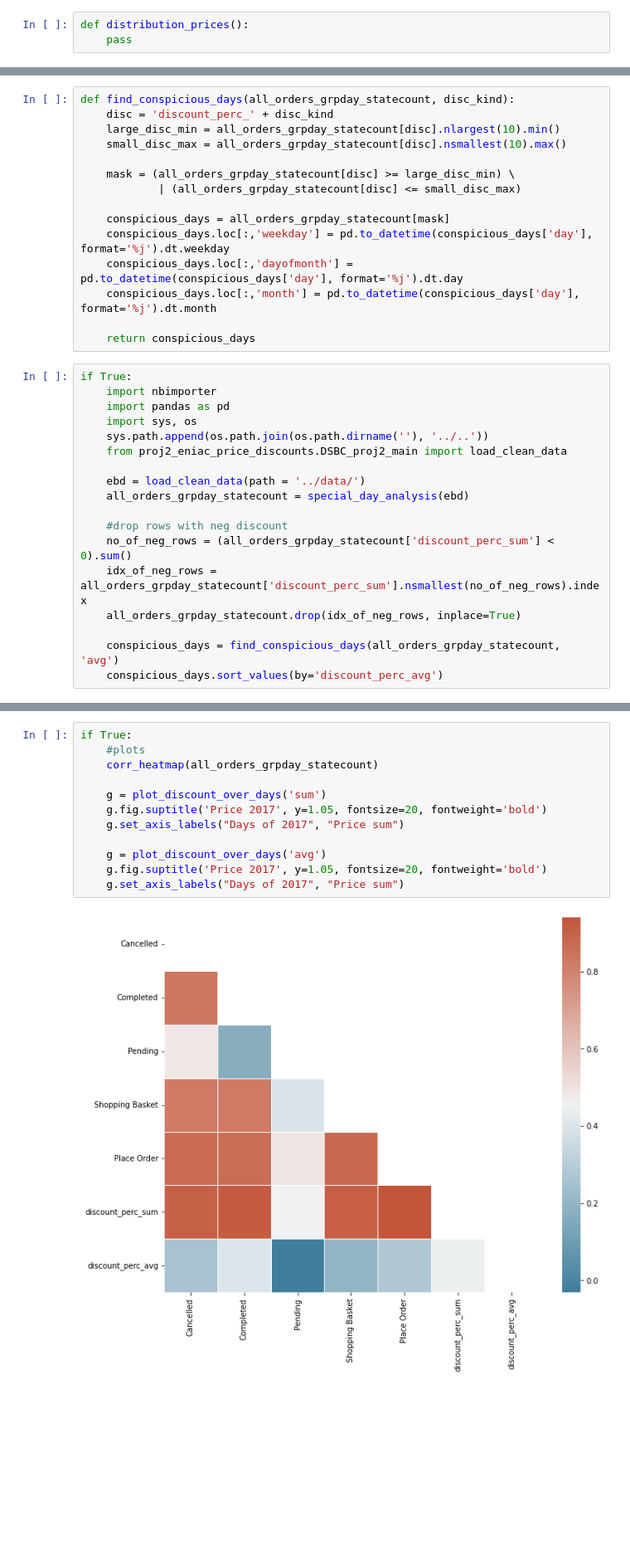
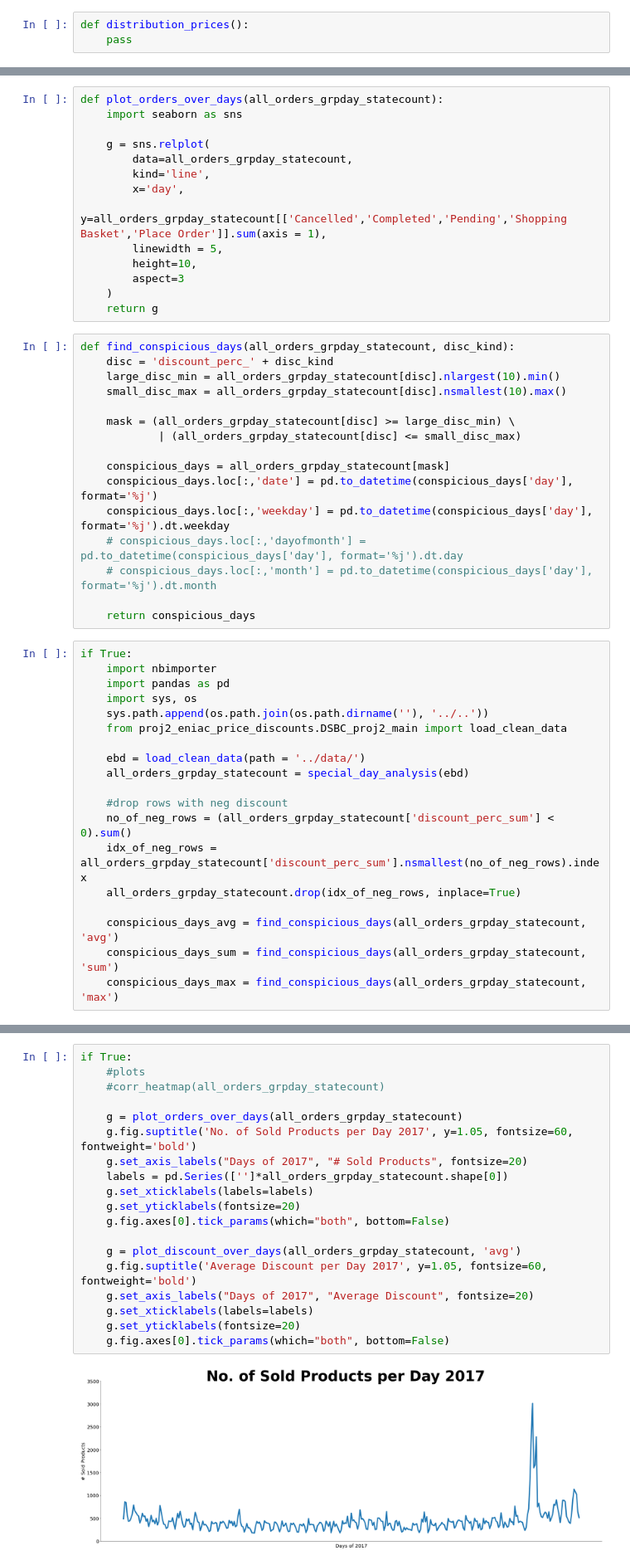
Before and after one commit to circle-ish/DataScienceBC22, a Jupyter notebook: proj2_eniac_price_discounts/src/DSBC_proj2_prices.ipynb, the cells around one changed output, grey strips where cells are left out. Shown: that part at 83% size. Saved outputs shown, nothing was run; the diff lists cells and outputs as text; blank space fills up the shorter version.

```diff
--- a/proj2_eniac_price_discounts/src/DSBC_proj2_prices.ipynb
+++ b/proj2_eniac_price_discounts/src/DSBC_proj2_prices.ipynb
@@ -103,5 +103,19 @@ def plot_discount_over_days(disc_kind):
     )
     return g
+# %%
+def plot_orders_over_days(all_orders_grpday_statecount):
+    import seaborn as sns
+
+    g = sns.relplot(
+        data=all_orders_grpday_statecount,
+        kind='line',
+        x='day',
+        y=all_orders_grpday_statecount[['Cancelled','Completed','Pending','Shopping Basket','Place Order']].sum(axis = 1),
+        linewidth = 5,
+        height=10,
+        aspect=3
+    )
+    return g
 # %%
 def find_conspicious_days(all_orders_grpday_statecount, disc_kind):
     disc = 'discount_perc_' + disc_kind
@@ -112,9 +126,10 @@ def find_conspicious_days(all_orders_grpday_statecount, disc_kind):
             | (all_orders_grpday_statecount[disc] <= small_disc_max)
 
     conspicious_days = all_orders_grpday_statecount[mask]
+    conspicious_days.loc[:,'date'] = pd.to_datetime(conspicious_days['day'], format='%j')
     conspicious_days.loc[:,'weekday'] = pd.to_datetime(conspicious_days['day'], format='%j').dt.weekday
-    conspicious_days.loc[:,'dayofmonth'] = pd.to_datetime(conspicious_days['day'], format='%j').dt.day
-    conspicious_days.loc[:,'month'] = pd.to_datetime(conspicious_days['day'], format='%j').dt.month
+    # conspicious_days.loc[:,'dayofmonth'] = pd.to_datetime(conspicious_days['day'], format='%j').dt.day
+    # conspicious_days.loc[:,'month'] = pd.to_datetime(conspicious_days['day'], format='%j').dt.month
 
     return conspicious_days
 # %%
@@ -133,6 +148,7 @@ if True:
     idx_of_neg_rows = all_orders_grpday_statecount['discount_perc_sum'].nsmallest(no_of_neg_rows).index
     all_orders_grpday_statecount.drop(idx_of_neg_rows, inplace=True)
 
-    conspicious_days = find_conspicious_days(all_orders_grpday_statecount, 'avg')
-    conspicious_days.sort_values(by='discount_perc_avg')
+    conspicious_days_avg = find_conspicious_days(all_orders_grpday_statecount, 'avg')
+    conspicious_days_sum = find_conspicious_days(all_orders_grpday_statecount, 'sum')
+    conspicious_days_max = find_conspicious_days(all_orders_grpday_statecount, 'max')
 # %% [output]
@@ -174,14 +192,21 @@ conspicious_days
 # %%
 if True:
     #plots
-    corr_heatmap(all_orders_grpday_statecount)
+    #corr_heatmap(all_orders_grpday_statecount)
 
-    g = plot_discount_over_days('sum')
-    g.fig.suptitle('Price 2017', y=1.05, fontsize=20, fontweight='bold')
-    g.set_axis_labels("Days of 2017", "Price sum")
+    g = plot_orders_over_days(all_orders_grpday_statecount)
+    g.fig.suptitle('No. of Sold Products per Day 2017', y=1.05, fontsize=60, fontweight='bold')
+    g.set_axis_labels("Days of 2017", "# Sold Products", fontsize=20)
+    labels = pd.Series(['']*all_orders_grpday_statecount.shape[0])
+    g.set_xticklabels(labels=labels)
+    g.set_yticklabels(fontsize=20)
+    g.fig.axes[0].tick_params(which="both", bottom=False)
 
-    g = plot_discount_over_days('avg')
-    g.fig.suptitle('Price 2017', y=1.05, fontsize=20, fontweight='bold')
-    g.set_axis_labels("Days of 2017", "Price sum")
+    g = plot_discount_over_days(all_orders_grpday_statecount, 'avg')
+    g.fig.suptitle('Average Discount per Day 2017', y=1.05, fontsize=60, fontweight='bold')
+    g.set_axis_labels("Days of 2017", "Average Discount", fontsize=20)
+    g.set_xticklabels(labels=labels)
+    g.set_yticklabels(fontsize=20)
+    g.fig.axes[0].tick_params(which="both", bottom=False)
 # %% [output]
-[figure, old version]
+[figure, new version]
```
Also changed, not shown: parts of 7 cells of this notebook.
